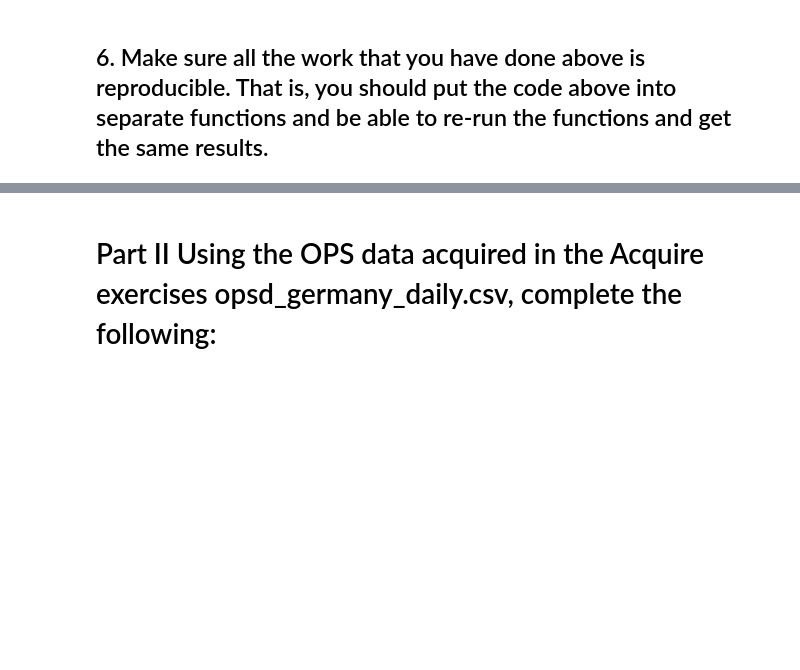
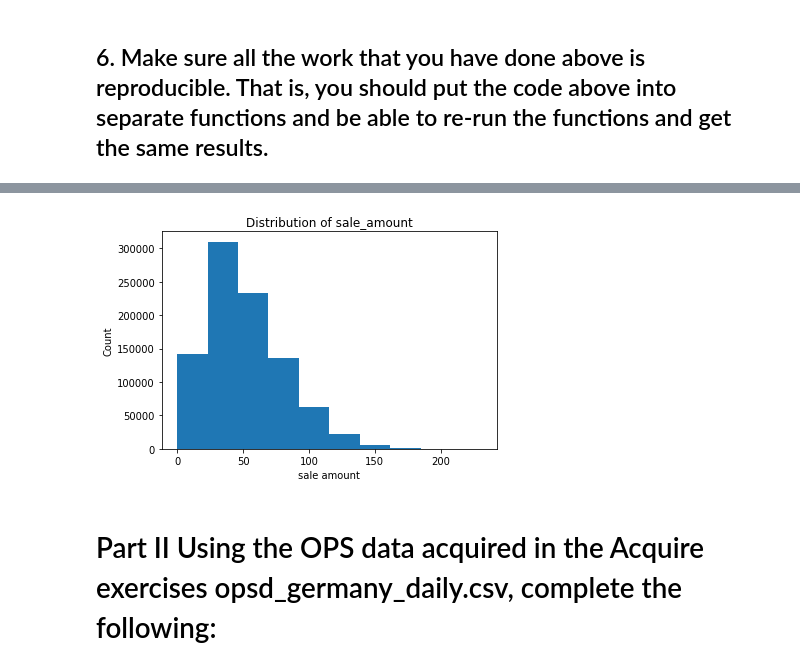
Before and after one commit to AI-Gomez/time-series-exercises, a Jupyter notebook: prepare_notebook.ipynb, the cells around one changed output, grey strips where cells are left out. Saved outputs shown, nothing was run; the diff lists cells and outputs as text; code cells hidden in the pictures; blank space fills up the shorter version.

```diff
--- a/prepare_notebook.ipynb
+++ b/prepare_notebook.ipynb
@@ -106,0 +128,18 @@ df_saledate.head()
+# %%
+# Plotting Histograms
+
+def plot_hist(df, col, x_label=''):
+
+        """
+        This function takes in the df, specified column and x label
+        and returns a histogram
+        """
+        #df name and column name
+        plt.hist(df[col])
+        #title for the histogram
+        plt.title('Distribution of ' + col)
+        #specified x label
+        plt.xlabel(x_label)
+        # y label
+        plt.ylabel('Count')
+        plt.show()
@@ -107,3 +163,7 @@ df_saledate.head()
+# %%
+plot_hist(df, 'sale_amount', x_label='sale amount')
+# %% [output]
+[figure, added]
 # %% [markdown]
 # Part II Using the OPS data acquired in the Acquire exercises opsd_germany_daily.csv, complete the following:
 # %% [markdown]
```
Also changed, not shown: parts of 5 cells of this notebook.
